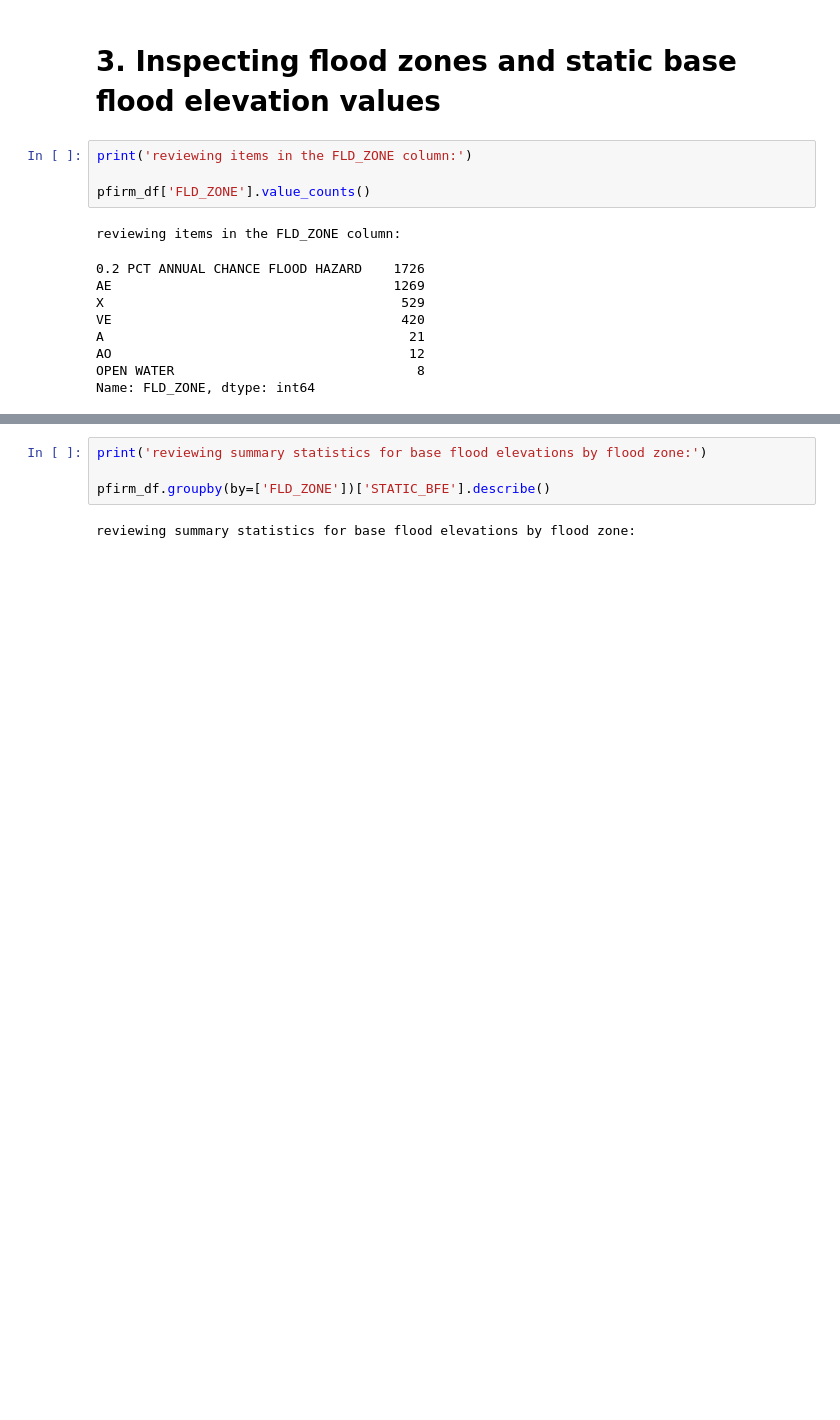
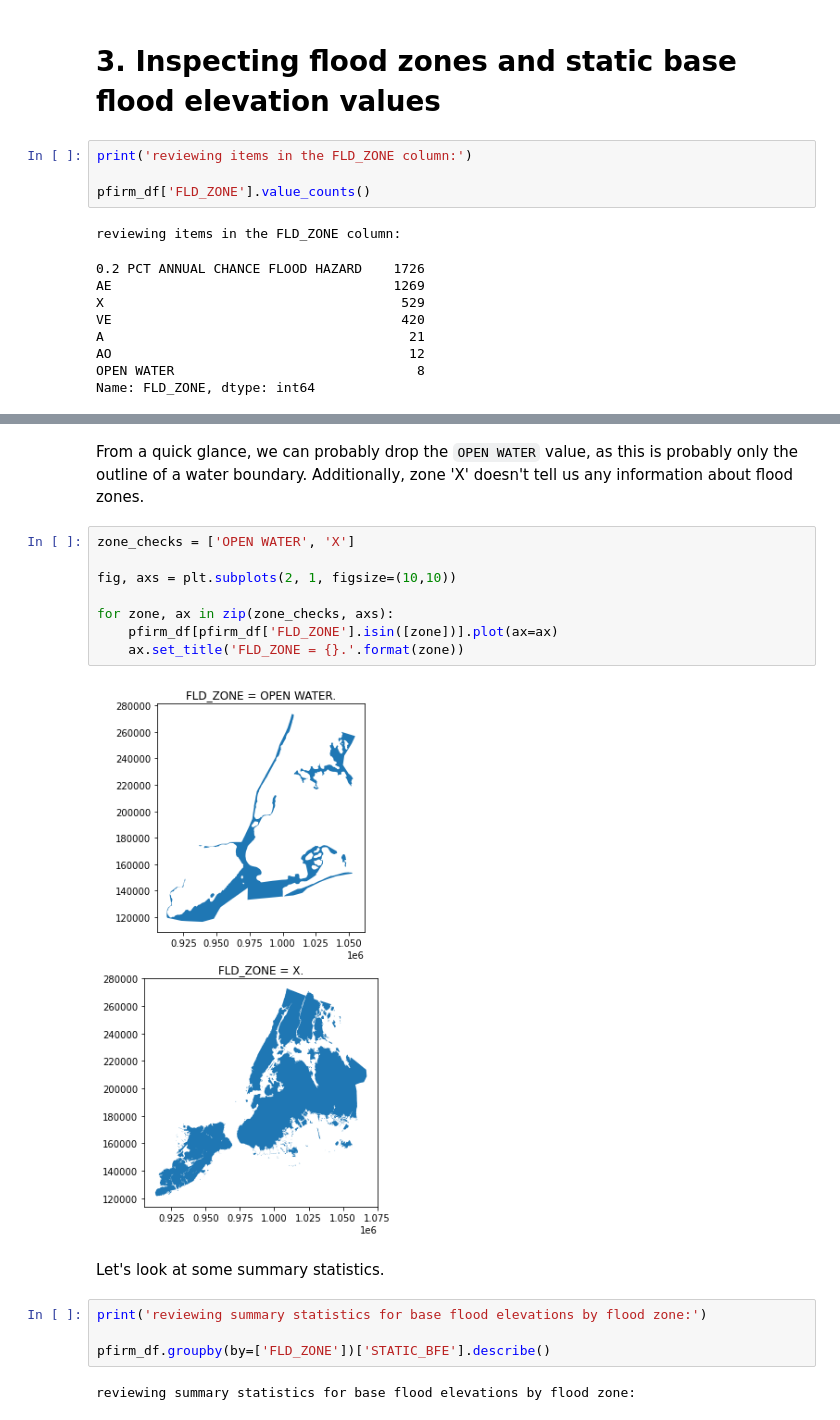
Before and after one commit to mebauer/nyc-floodzone-analysis, a Jupyter notebook: floodzone_pfirm_analysis.ipynb, the cells around one changed output, grey strips where cells are left out. Saved outputs shown, nothing was run; the diff lists cells and outputs as text; blank space fills up the shorter version.

```diff
--- a/floodzone_pfirm_analysis.ipynb
+++ b/floodzone_pfirm_analysis.ipynb
@@ -508,3 +543,17 @@ Name: FLD_ZONE, dtype: int64
+# %% [markdown]
+From a quick glance, we can probably drop the `OPEN WATER` value, as this is probably only the outline of a water boundary. Additionally, zone 'X' doesn't tell us any information about flood zones.
+# %%
+zone_checks = ['OPEN WATER', 'X']
+
+fig, axs = plt.subplots(2, 1, figsize=(10,10))
+
+for zone, ax in zip(zone_checks, axs):
+    pfirm_df[pfirm_df['FLD_ZONE'].isin([zone])].plot(ax=ax)
+    ax.set_title('FLD_ZONE = {}.'.format(zone))
+# %% [output]
+[figure, added]
+# %% [markdown]
+Let's look at some summary statistics.
 # %%
 print('reviewing summary statistics for base flood elevations by flood zone:')
 
```
Also changed, not shown: parts of 58 cells of this notebook.
